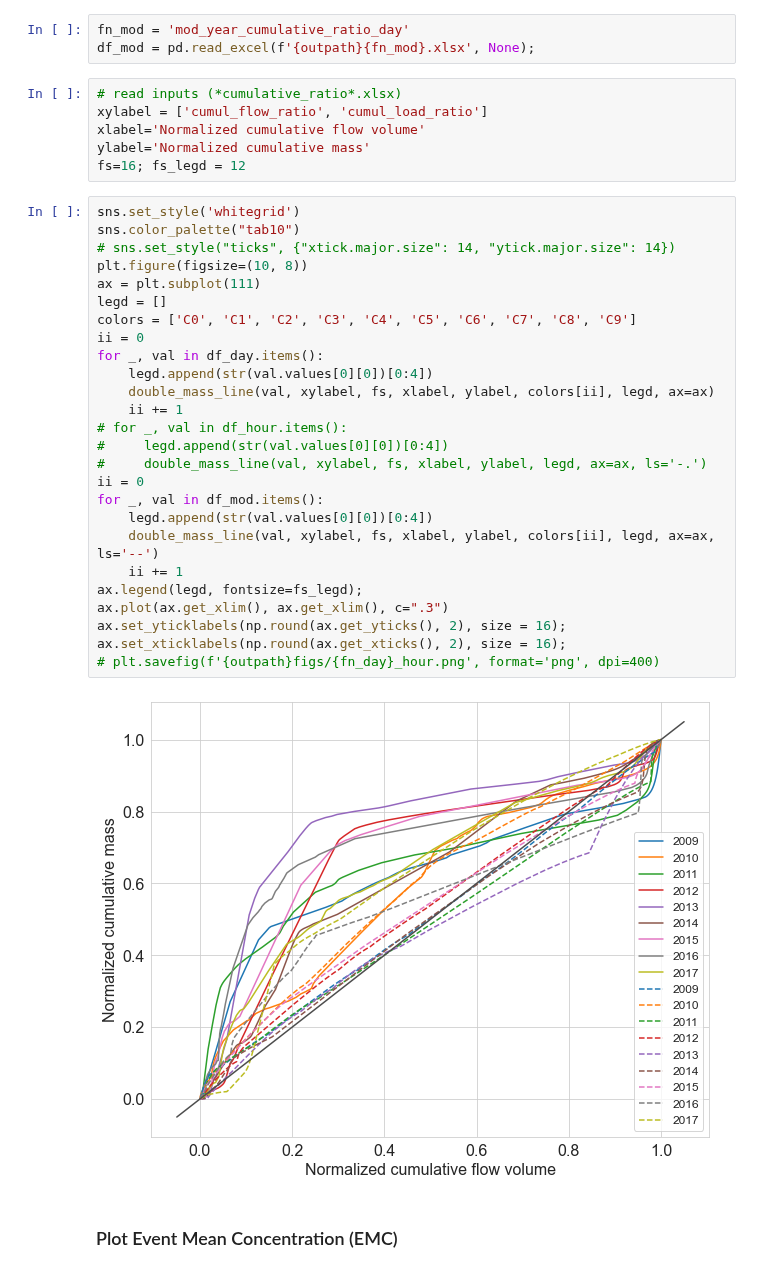
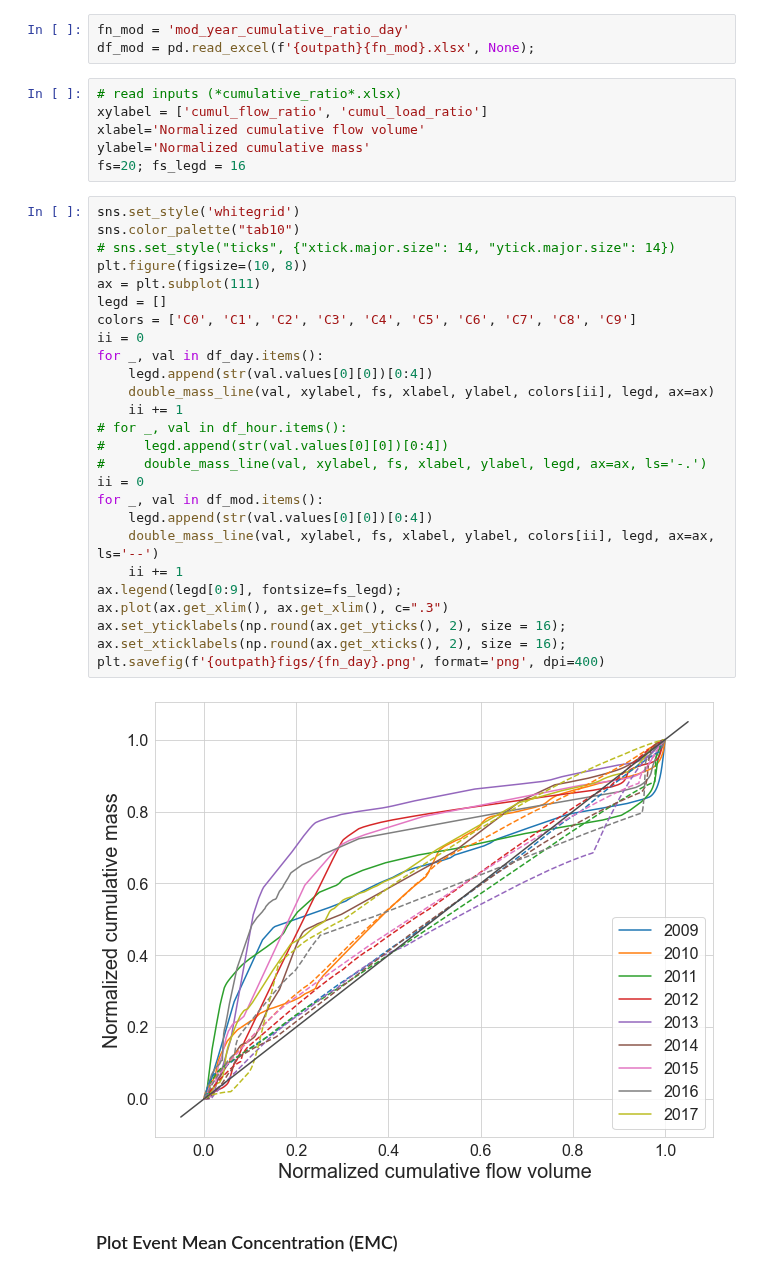
Before and after one commit to QianWanghhu/wqd_analyze, a Jupyter notebook: src/Plotings.ipynb, the cells around one changed output. Drawn from its saved outputs; the diff is of its cells as text.

```diff
--- a/src/Plotings.ipynb
+++ b/src/Plotings.ipynb
@@ -84,35 +84,35 @@ df_mod = pd.read_excel(f'{outpath}{fn_mod}.xlsx', None);
 xylabel = ['cumul_flow_ratio', 'cumul_load_ratio']
 xlabel='Normalized cumulative flow volume'
 ylabel='Normalized cumulative mass'
-fs=16; fs_legd = 12
+fs=20; fs_legd = 16
 # %%
 sns.set_style('whitegrid')
 sns.color_palette("tab10")
 # sns.set_style("ticks", {"xtick.major.size": 14, "ytick.major.size": 14})
 plt.figure(figsize=(10, 8))
 ax = plt.subplot(111)
 legd = []
 colors = ['C0', 'C1', 'C2', 'C3', 'C4', 'C5', 'C6', 'C7', 'C8', 'C9']
 ii = 0
 for _, val in df_day.items():
     legd.append(str(val.values[0][0])[0:4])
     double_mass_line(val, xylabel, fs, xlabel, ylabel, colors[ii], legd, ax=ax)
     ii += 1
 # for _, val in df_hour.items():
 #     legd.append(str(val.values[0][0])[0:4])
 #     double_mass_line(val, xylabel, fs, xlabel, ylabel, legd, ax=ax, ls='-.')
 ii = 0
 for _, val in df_mod.items():
     legd.append(str(val.values[0][0])[0:4])
     double_mass_line(val, xylabel, fs, xlabel, ylabel, colors[ii], legd, ax=ax, ls='--')
     ii += 1
-ax.legend(legd, fontsize=fs_legd);
+ax.legend(legd[0:9], fontsize=fs_legd);
 ax.plot(ax.get_xlim(), ax.get_xlim(), c=".3")
 ax.set_yticklabels(np.round(ax.get_yticks(), 2), size = 16);
 ax.set_xticklabels(np.round(ax.get_xticks(), 2), size = 16);
-# plt.savefig(f'{outpath}figs/{fn_day}_hour.png', format='png', dpi=400)
+plt.savefig(f'{outpath}figs/{fn_day}.png', format='png', dpi=400)
 # %% [output]
-[figure, old version]
+[figure, new version]
 # %% [markdown]
 ### Plot Event Mean Concentration (EMC)
 # %%
```
Also changed, not shown: parts of 9 cells of this notebook.
